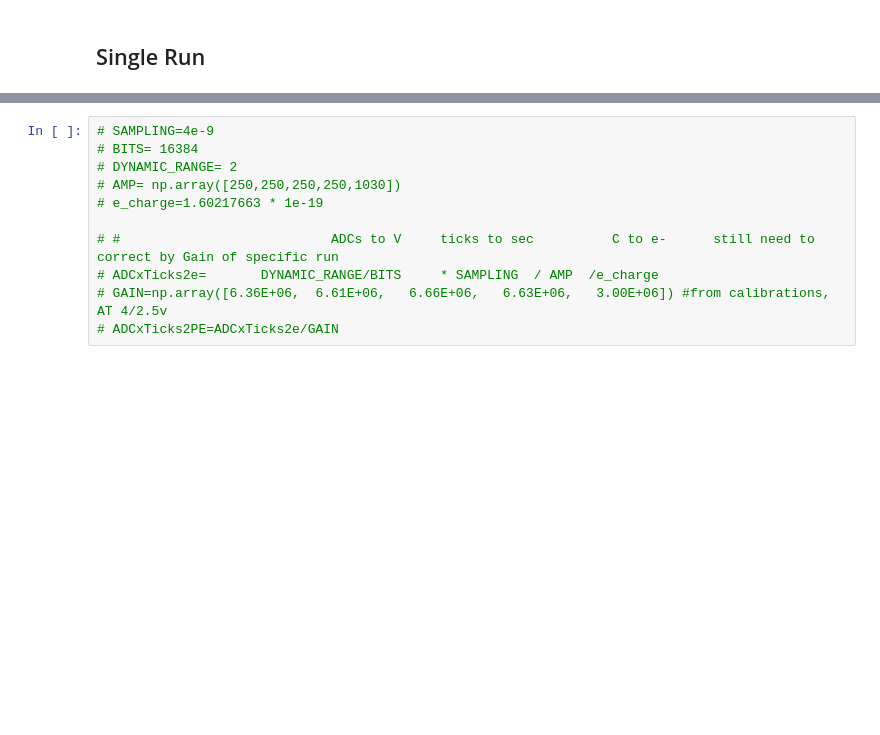
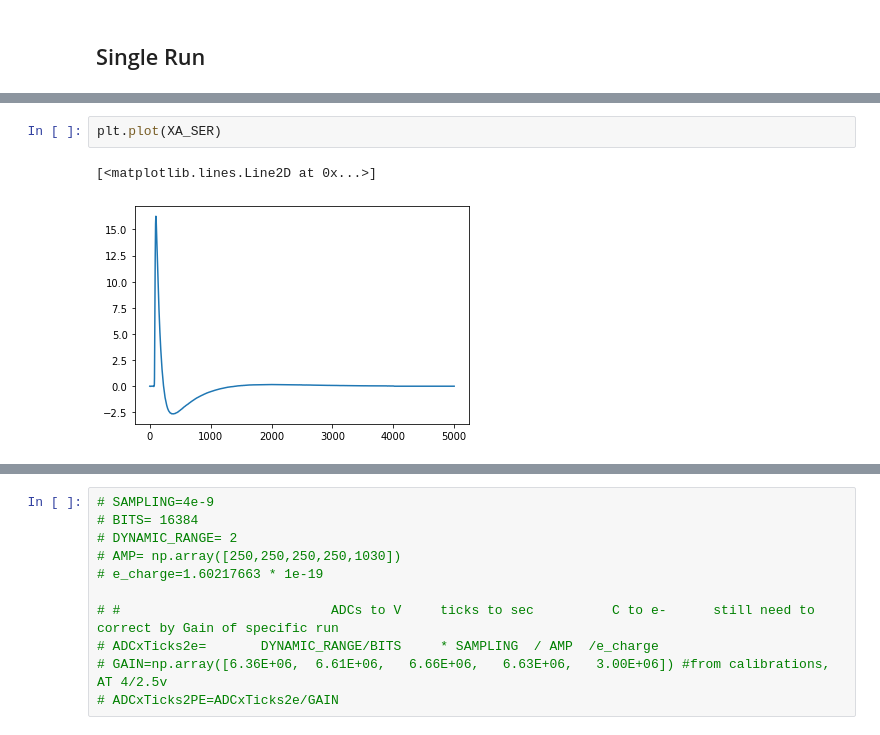
Before and after one commit to rodralva/JOYTHON_TOOLS, a Jupyter notebook: notebooks/Calibration.ipynb, the cells around one changed output, grey strips where cells are left out. Cells and saved outputs as stored; diff of their text form; blank space fills up the shorter version.

```diff
--- a/notebooks/Calibration.ipynb
+++ b/notebooks/Calibration.ipynb
@@ -52,0 +60,5 @@ plt.plot(bins[peaks[0]],peaks[1]["peak_heights"],"x")
+# %%
+plt.plot(XA_SER)
+# %% [output]
+[<matplotlib.lines.Line2D at 0x...>]
+[figure, added]
```
Also changed, not shown: parts of 9 cells of this notebook, 1 other file.
